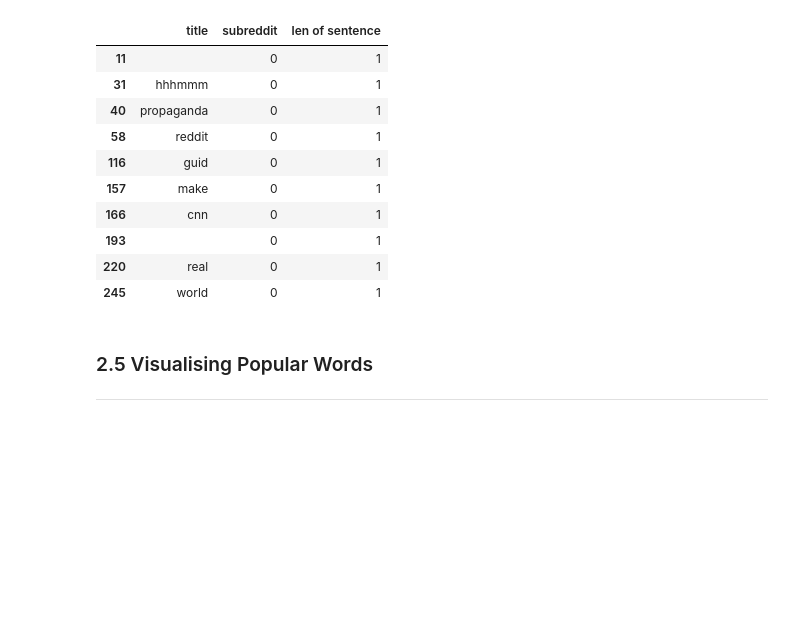
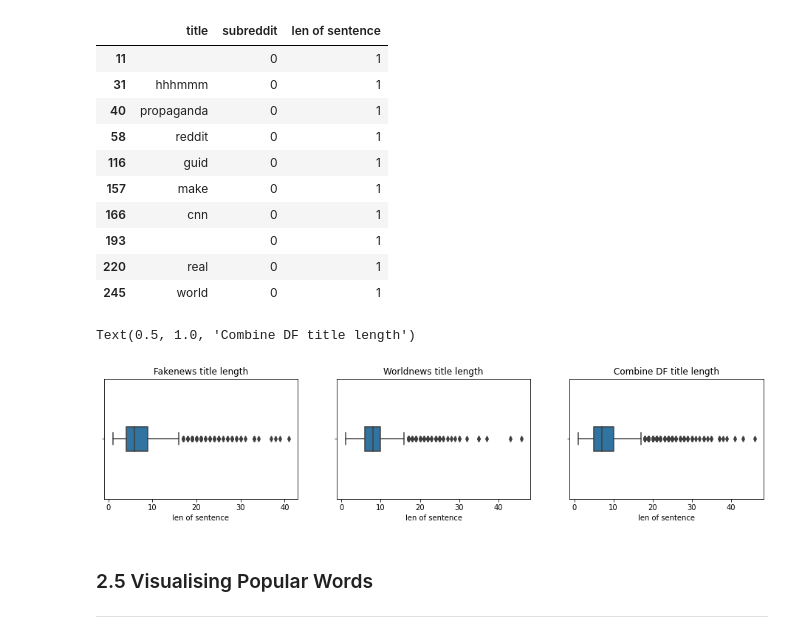
Before and after one commit to 86lekwenshiung/Natural-Language-Processing-with-Reddit-Post, a Jupyter notebook: Project_3_Natural_Language_Processing_with_Reddit_Post.ipynb, the cells around one changed output. Cells and saved outputs as stored; diff of their text form; code cells hidden in the pictures; blank space fills up the shorter version.

```diff
--- a/Project_3_Natural_Language_Processing_with_Reddit_Post.ipynb
+++ b/Project_3_Natural_Language_Processing_with_Reddit_Post.ipynb
@@ -452,5 +534,7 @@ ___
 # %%
 df_main['len of sentence'] = [len(sentence.split(' ')) for sentence in df_main['title']]
+df_fakenews['len of sentence'] = [len(sentence.split(' ')) for sentence in df_fakenews['title']]
+df_worldnews['len of sentence'] = [len(sentence.split(' ')) for sentence in df_worldnews['title']]
 # %%
 print('No. of Sentence with 1 word :' , len(df_main[df_main['len of sentence'] == 1]))
 print('Longest Sentence :' , df_main['len of sentence'].max())
@@ -469,6 +553,31 @@ Longest Sentence : 46
 | 193 |  | 0 | 1 |
 | 220 | real | 0 | 1 |
 | 245 | world | 0 | 1 |
+# %%
+fig , ax = plt.subplots(1,3, figsize = (16,3))
+
+sns.boxplot(data = df_fakenews,
+            x = 'len of sentence',
+            width = 0.2,
+            ax = ax[0])
+
+sns.boxplot(data = df_worldnews,
+            x = 'len of sentence',
+            width = 0.2,
+            ax = ax[1])
+
+sns.boxplot(data = df_main,
+            x = 'len of sentence',
+            width = 0.2,
+            ax = ax[2])
+
+
+ax[0].set_title('Fakenews title length')
+ax[1].set_title('Worldnews title length')
+ax[2].set_title('Combine DF title length')
+# %% [output]
+Text(0.5, 1.0, 'Combine DF title length')
+[figure, added]
 # %%
 df_main = df_main[df_main['len of sentence'] > 2]
 # %%
```
Also changed, not shown: parts of 88 cells of this notebook.
